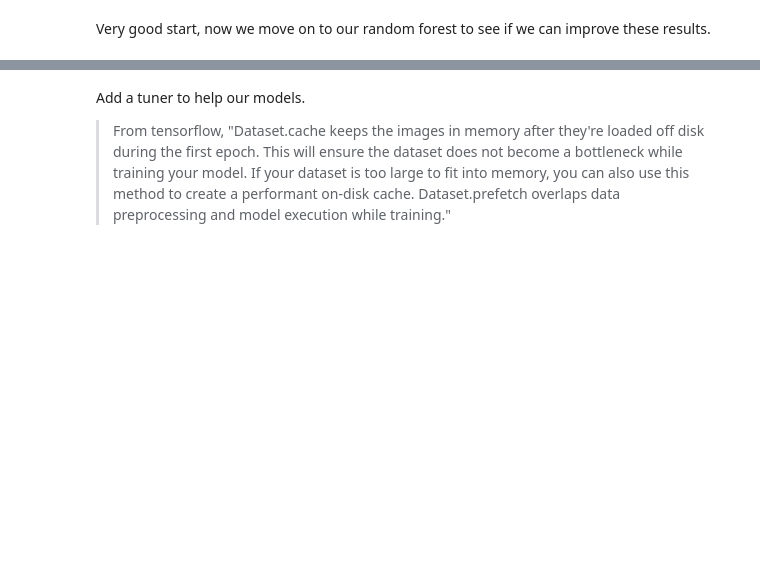
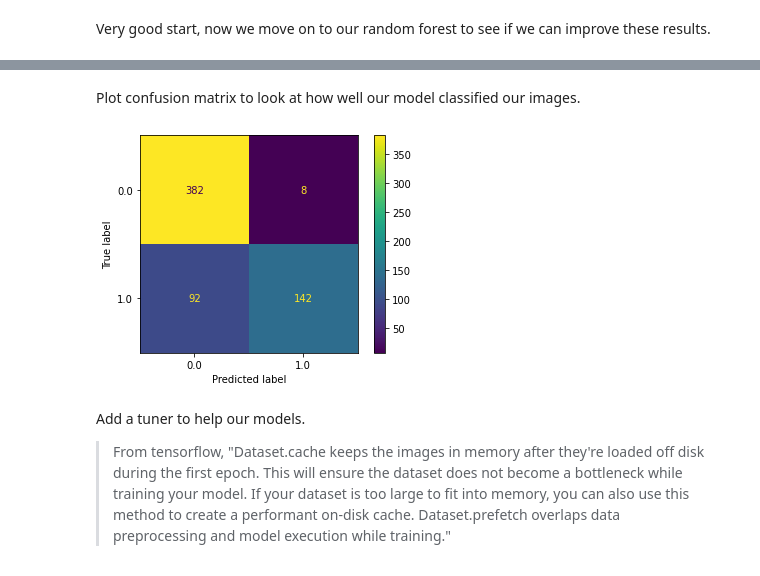
Before and after one commit to 281clo/X-Ray-Pneumonia-Classification, a Jupyter notebook: Draft_Notebook.ipynb, the cells around one changed output, grey strips where cells are left out. Cells and saved outputs as stored; diff of their text form; code cells hidden in the pictures; blank space fills up the shorter version.

```diff
--- a/Draft_Notebook.ipynb
+++ b/Draft_Notebook.ipynb
@@ -245,0 +191,2 @@ print(RFmodel.score(test_img, test_y))
+# %% [markdown]
+Plot confusion matrix to look at how well our model classified our images.
@@ -246,3 +195,7 @@ print(RFmodel.score(test_img, test_y))
+# %%
+plot_confusion_matrix(RFmodel, test_img, test_y);
+# %% [output]
+[figure, added]
 # %% [markdown]
 Add a tuner to help our models.
 >From tensorflow, "Dataset.cache keeps the images in memory after they're loaded off disk during the first epoch. This will ensure the dataset does not become a bottleneck while training your model. If your dataset is too large to fit into memory, you can also use this method to create a performant on-disk cache. Dataset.prefetch overlaps data preprocessing and model execution while training."
```
Also changed, not shown: parts of 25 cells of this notebook.
